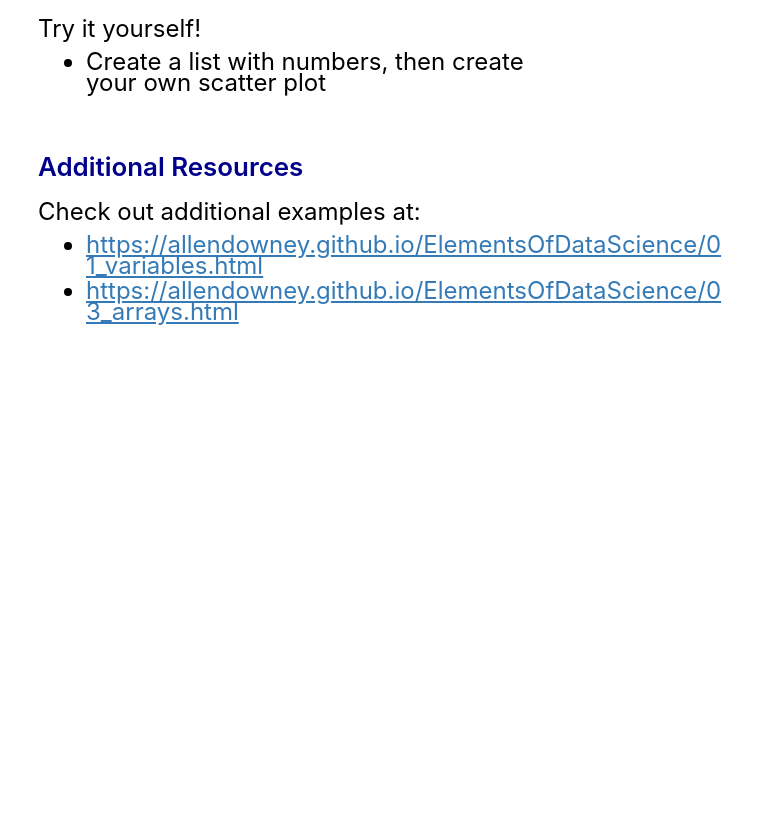
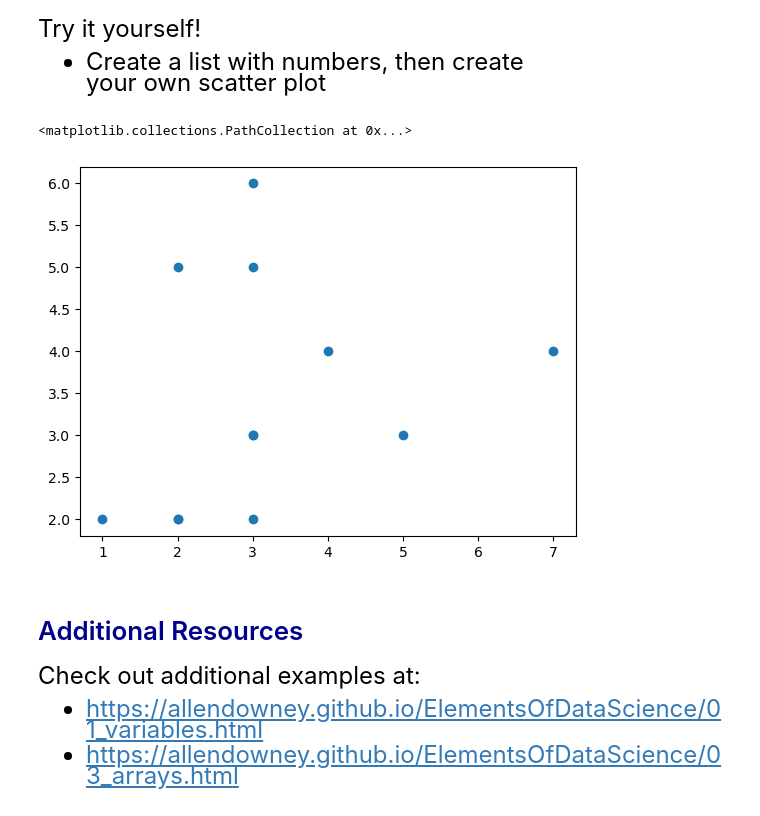
Before and after one commit to jeffechols/qtm151spring2024, a Jupyter notebook: Lecture 02/lecture2.ipynb, the cells around one changed output. Cells and saved outputs as stored; diff of their text form; code cells hidden in the pictures; blank space fills up the shorter version.

```diff
--- a/Lecture 02/lecture2.ipynb
+++ b/Lecture 02/lecture2.ipynb
@@ -308,3 +321,12 @@ your own scatter plot
+# %%
+# Write your own code here
+
+numbers = [2, 3, 7, 3, 2, 4, 3, 2 , 1, 5, 3, 3]
+numbers1 = [2, 3, 4, 3, 2, 4, 2, 5, 2, 3, 5, 6]
+plt.scatter(x = numbers, y = numbers1)
+# %% [output]
+<matplotlib.collections.PathCollection at 0x...>
+[figure, added]
 # %% [markdown]
 # <span style="color:darkblue"> Additional Resources </span>
 
```
Also changed, not shown: parts of 5 cells of this notebook, 3 other files.
